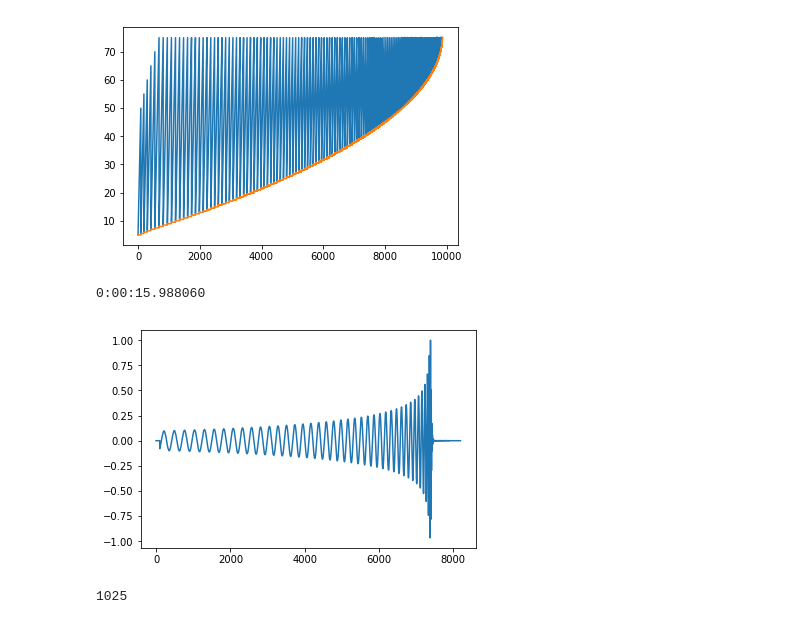
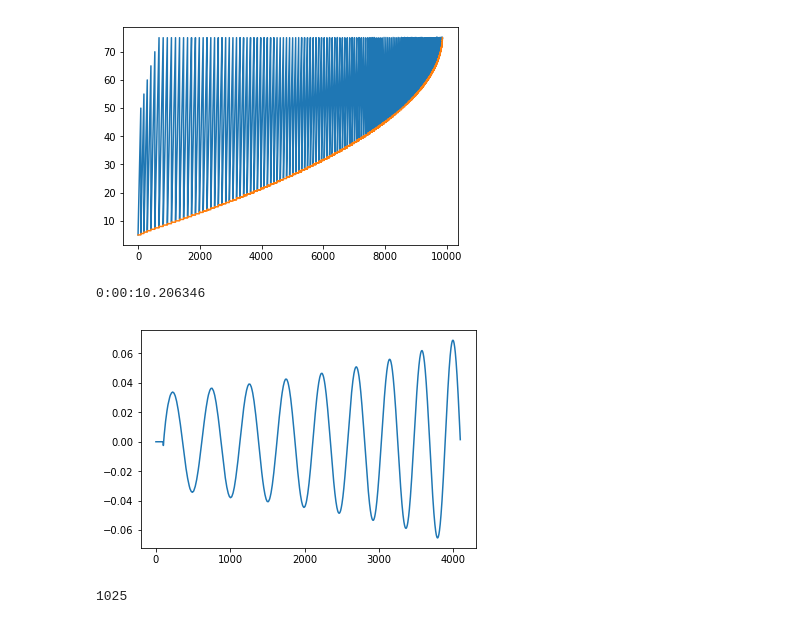
Before and after one commit to jw222/Gravitational-Wave, a Jupyter notebook: MPredictor.ipynb, the cells around one changed output. Cells and saved outputs as stored; diff of their text form; code cells hidden in the pictures.

```diff
--- a/MPredictor.ipynb
+++ b/MPredictor.ipynb
@@ -27,45 +27,45 @@ plt.plot(f_train['m1m2'][...].T[1])
 [figure]
 # %%
 NUM_DATA = f_train['WhitenedSignals'].shape[0]
-LENGTH = f_train['WhitenedSignals'].shape[1]
-def get_batch(f,k):
+LENGTH = int(0.5*f_train['WhitenedSignals'].shape[1])
+def get_batch(f,k,length=LENGTH):
     batch = []
     label = []
     idx = np.arange(NUM_DATA)
     np.random.shuffle(idx)
 
     num_batch = NUM_DATA//k
     for i in range(num_batch):
         cur_batch = []
         cur_label = []
         for j in range(k):
-            cur_batch.append(f['WhitenedSignals'][idx[k*i+j]])
+            cur_batch.append(f['WhitenedSignals'][idx[k*i+j]][:length])
             cur_label.append(f['m1m2'][idx[k*i+j]])
         batch.append(cur_batch)
         label.append(cur_label)
 
-    batch = np.asarray(batch).reshape(num_batch,k,LENGTH,1)
+    batch = np.asarray(batch).reshape(num_batch,k,length,1)
     label = np.asarray(label)
     return batch, label
 
-def get_test(f,k):
+def get_test(f,k,length=LENGTH):
     batch = []
     label = []
     idx = np.random.choice(f_test['WhitenedSignals'].shape[0], k, replace=False)
 
     for i in range(k):
-        batch.append(f['WhitenedSignals'][idx[i]])
+        batch.append(f['WhitenedSignals'][idx[i]][:length])
         label.append(f['m1m2'][idx[i]])
 
-    batch = np.asarray(batch).reshape(k,LENGTH,1)
+    batch = np.asarray(batch).reshape(k,length,1)
     label = np.asarray(label)
     return batch, label
 
 start = datetime.datetime.now()
 train_data, train_label = get_batch(f_train, 64)
 end = datetime.datetime.now()
 plt.plot(train_data[0][0])
 print(end-start)
 # %% [output]
-0:00:15.988060
+0:00:10.206346
-[figure, old version]
+[figure, new version]
```
Also changed, not shown: parts of 17 cells of this notebook, 1 other file.
